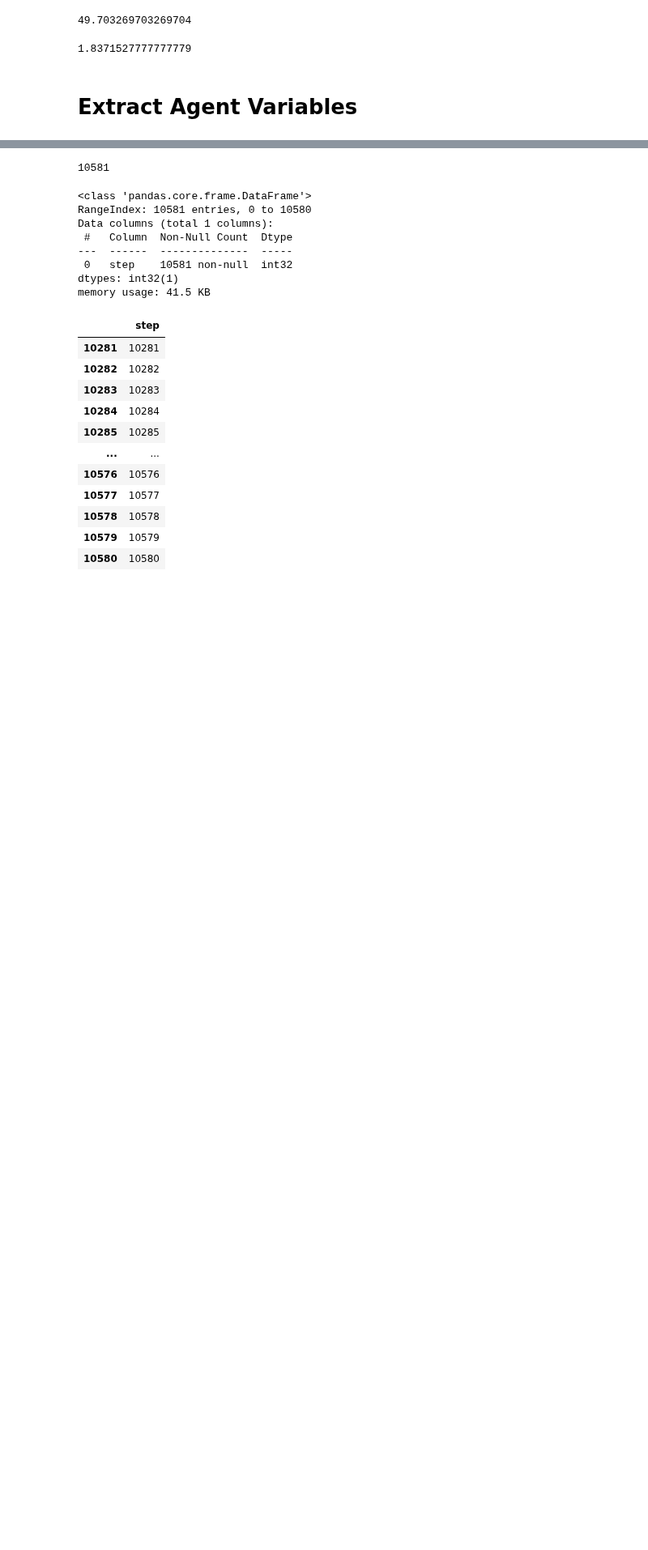
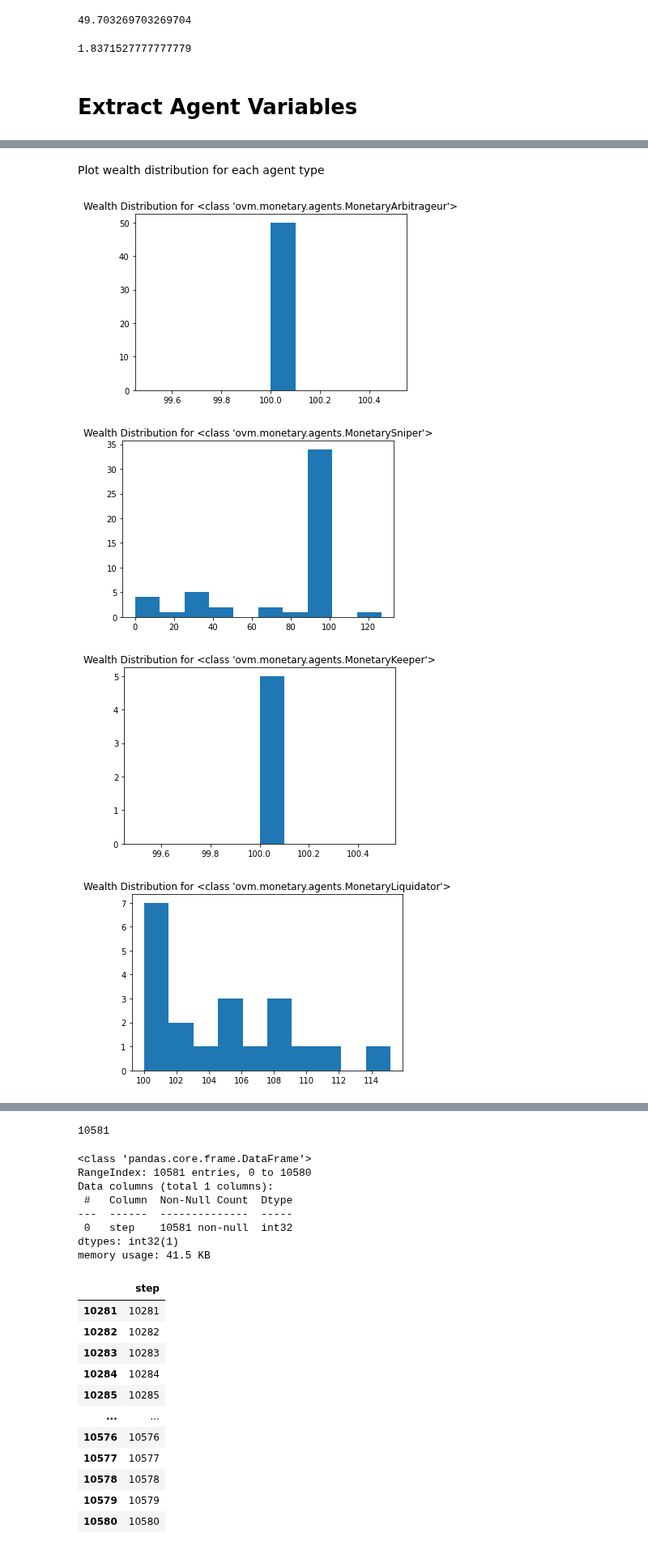
Before and after one commit to overlay-market/overlay-monetary, a Jupyter notebook: notebooks/Agent Based Simulation Long-Run Analysis with Snipers and Liquidators (1m data quoted in ETH).ipynb, the cells around one changed output, grey strips where cells are left out. Shown at 81% size. Saved outputs shown, nothing was run; the diff lists cells and outputs as text; code cells hidden in the pictures; blank space fills up the shorter version.

Commit message:
- added convenience function to data collector

```diff
--- a/notebooks/Agent Based Simulation Long-Run Analysis with Snipers and Liquidators (1m data quoted in ETH).ipynb
+++ b/notebooks/Agent Based Simulation Long-Run Analysis with Snipers and Liquidators (1m data quoted in ETH).ipynb
@@ -518,0 +537,16 @@ monetary_model.data_collector._agent_reporter_collection.reporter_names
+# %% [markdown]
+Plot wealth distribution for each agent type
+# %%
+for agent_type in monetary_model.data_collector.agent_types:
+    wealth_df_for_agent_type = \
+        monetary_model.data_collector.get_agent_report_dataframe('Wealth',
+                                                                 use_agent_types_in_header=True,
+                                                                 agent_type=agent_type)
+    plt.figure();
+    plt.hist(wealth_df_for_agent_type.iloc[-1, :]);
+    plt.title(f'Wealth Distribution for {agent_type}')
+# %% [output]
+[figure, added]
+[figure, added]
+[figure, added]
+[figure, added]
```
Also changed, not shown: parts of 8 cells of this notebook, 2 other files.
